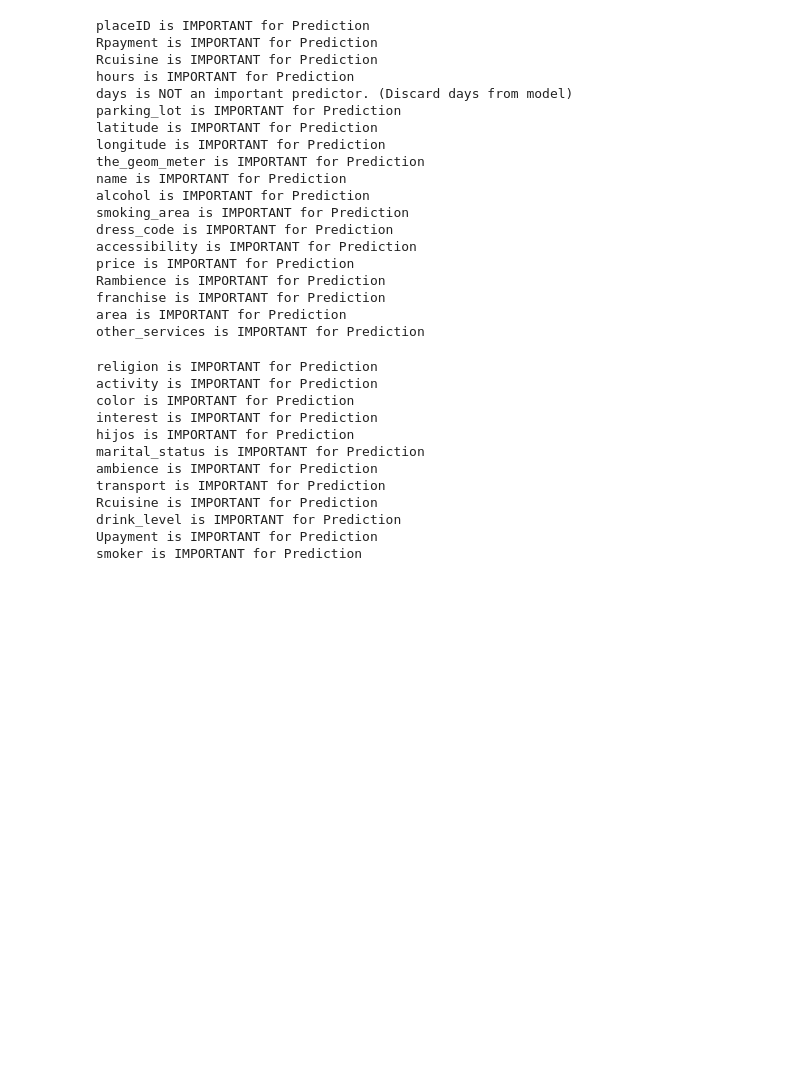
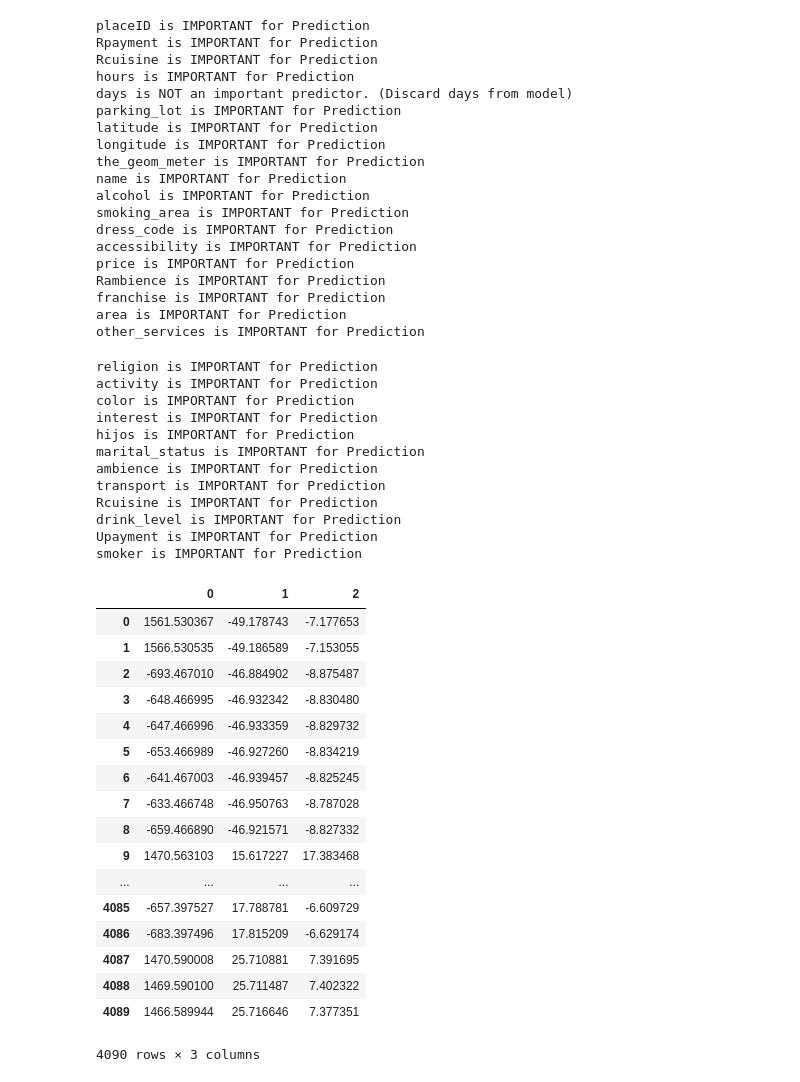
Before and after one commit to kunaldesai97/Restaurant-Recommendation, a Jupyter notebook: Collaborative_Filtering.ipynb, the cells around one changed output. Drawn from its saved outputs; the diff is of its cells as text; code cells hidden in the pictures; blank space fills up the shorter version.

```diff
--- a/Collaborative_Filtering.ipynb
+++ b/Collaborative_Filtering.ipynb
@@ -423,10 +440,29 @@ smoker is IMPORTANT for Prediction
 # %%
 # rest_final = rest_final.drop(['hours'], axis = 1)
 # %%
-# rest_final = rest_final.drop(['userID'], axis = 1)
+cons_final = cons_final.drop(['userID'], axis = 1)
 # %%
-# from sklearn.decomposition import PCA
-# pca = PCA(n_components = 3)
-# reduced = pca.fit_transform(rest_final)
-# reduced = pd.DataFrame(reduced)
-# reduced
+from sklearn.decomposition import PCA
+pca = PCA(n_components = 3)
+reduced = pca.fit_transform(cons_final)
+reduced = pd.DataFrame(reduced)
+reduced
+# %% [output]
+|  | 0 | 1 | 2 |
+| 0 | 1561.530367 | -49.178743 | -7.177653 |
+| 1 | 1566.530535 | -49.186589 | -7.153055 |
+| 2 | -693.467010 | -46.884902 | -8.875487 |
+| 3 | -648.466995 | -46.932342 | -8.830480 |
+| 4 | -647.466996 | -46.933359 | -8.829732 |
+| 5 | -653.466989 | -46.927260 | -8.834219 |
+| 6 | -641.467003 | -46.939457 | -8.825245 |
+| 7 | -633.466748 | -46.950763 | -8.787028 |
+| 8 | -659.466890 | -46.921571 | -8.827332 |
+| 9 | 1470.563103 | 15.617227 | 17.383468 |
+| ... | ... | ... | ... |
+| 4085 | -657.397527 | 17.788781 | -6.609729 |
+| 4086 | -683.397496 | 17.815209 | -6.629174 |
+| 4087 | 1470.590008 | 25.710881 | 7.391695 |
+| 4088 | 1469.590100 | 25.711487 | 7.402322 |
+| 4089 | 1466.589944 | 25.716646 | 7.377351 |
+4090 rows × 3 columns
```
Also changed, not shown: parts of 7 cells of this notebook.
